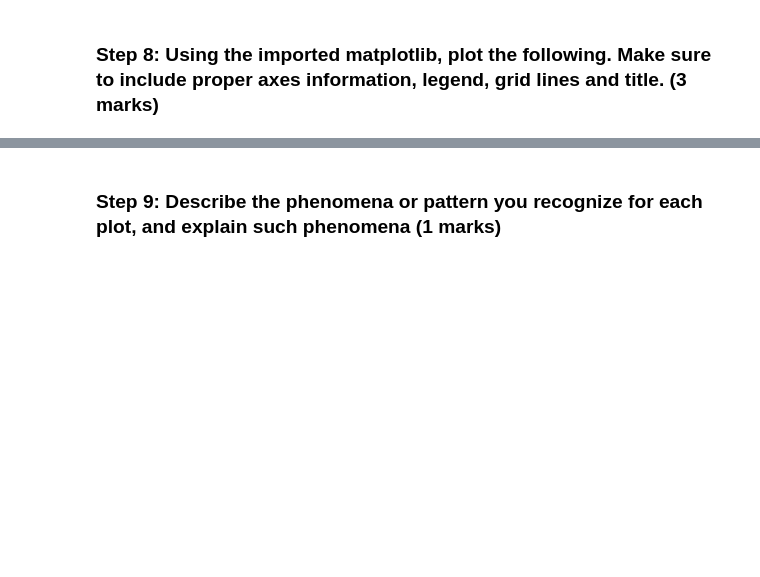
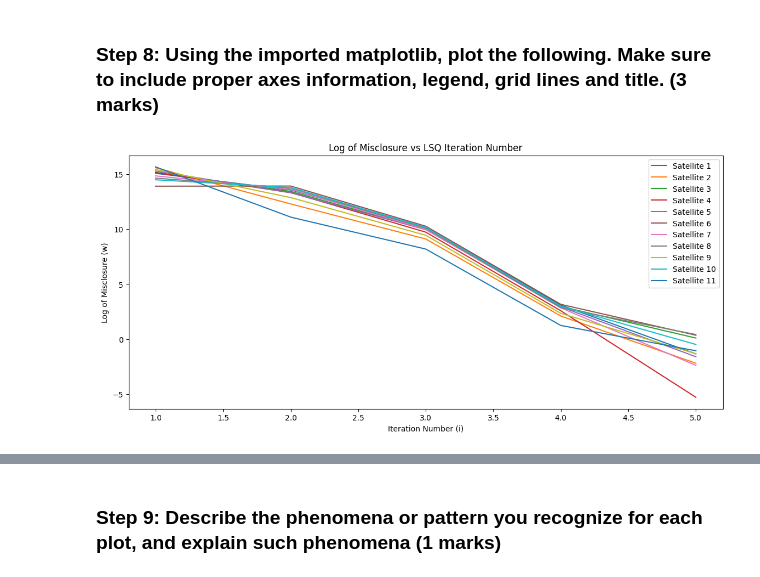
Before and after one commit to karafitzgerald/ENGG680_2025_Fall, a Jupyter notebook: Lab_Assignment_2/Assignment2_Upload.ipynb, the cells around one changed output, grey strips where cells are left out. Saved outputs shown, nothing was run; the diff lists cells and outputs as text; code cells hidden in the pictures; blank space fills up the shorter version.

```diff
--- a/Lab_Assignment_2/Assignment2_Upload.ipynb
+++ b/Lab_Assignment_2/Assignment2_Upload.ipynb
@@ -97,10 +97,13 @@ GroundTruth=np.array([-1633489.37967725,	-3651627.18250363,	4952481.61954918])
 # you can either use the numpy function or code the math manually
 # (2 marks)
 # get numpy arrays
-#compute distances and output an 11x1 format
+#compute distances and output dynamic array sizing
 
 def euclidean_norm(receiver_pos, satellite_pos):
-    distance = np.array([np.linalg.norm(satellite_pos - receiver_pos[0,:3], axis=1)]).reshape(11,1)                                     #calculating Euclidean distance using np.linalg.norm function, reshaping results to (11, 1)
+    # receiver_pos must be shape (1,3)
+    diff = satellite_pos - receiver_pos[0,:3]
+    #dynamic resizing
+    distance = np.linalg.norm(diff, axis=1).reshape(-1,1)
     return distance
 # %% [markdown]
 ## **Non-linear LSE (15 Marks)**
@@ -212,9 +215,9 @@ def design_matrix(receiver_pos, satellite_pos, distance):
     n = satellite_pos.shape[0]
 
     #vectorized columns
-    c1 = (r_x - satellite_pos[:,1]) / distance[:,0]
-    c2 = (r_y - satellite_pos[:,2]) / distance[:,0]
-    c3 = (r_z - satellite_pos[:,3]) / distance[:,0]
+    c1 = (r_x - satellite_pos[:,0]) / distance[:,0]
+    c2 = (r_y - satellite_pos[:,1]) / distance[:,0]
+    c3 = (r_z - satellite_pos[:,2]) / distance[:,0]
     c4 = -np.ones((n,))
 
     # stack columns horizontally
@@ -356,0 +348,69 @@ Estimated Measurements Residuals (w):
+# %%
+# 1. Plot log of the misclosure w against the LSQ iteration number i
+# (1 marks)
+
+# Shape becomes (num_iterations, num_satellites) to be compatible
+arr_w_np = np.concatenate(arr_w, axis=1).T  # transpose so iterations = rows
+
+# Create figure
+plt.figure(figsize=(14, 6))
+
+# Plot log misclosure for each satellite over iterations
+for sat in range(arr_w_np.shape[1]):
+    plt.plot(arr_i, np.log(np.abs(arr_w_np[:, sat])), label=f'Satellite {sat+1}')
+
+# plot labels/characteristics
+plt.xlabel('Iteration Number (i)')
+plt.ylabel('Log of Misclosure (w)')
+plt.title('Log of Misclosure vs LSQ Iteration Number')
+plt.legend()
+plt.show()
+
+
+# 2. Plot log of the corrections delta against the LSQ iteration number i
+# (1 marks)
+# Convert list of correction arrays into a 2D NumPy array
+arr_delta_np = np.vstack(arr_delta)
+
+# Create a figure
+plt.figure(figsize=(14,6))
+
+# Loop through each unknown (x, y, z, clock bias)
+labels = ['x correction', 'y correction', 'z correction', 'cdt correction']
+for j in range(arr_delta_np.shape[1]):
+    #absolute first to avoid negative logs
+    plt.plot(arr_i, np.log(np.abs(arr_delta_np[:, j])), label=labels[j])
+
+# Plot settings
+plt.xlabel('Iteration Number (i)')
+plt.ylabel('Log of Correction (delta)')
+plt.title('Log of Corrections (Δ) vs LSQ Iteration Number')
+plt.legend()
+plt.show()
+
+
+
+# 3. Plot log of the 3D position errors against the LSQ iteration number i
+# (1 marks)
+
+# Shape ajustment
+arr_err_np = np.vstack(arr_err_pos)
+
+# Create figure
+plt.figure(figsize=(14, 6))
+
+#labels for error components
+labels = ['x error', 'y error', 'z error']
+
+# Plot log misclosure for each satellite over iterations
+for i in range(arr_err_np.shape[1]):
+    plt.plot(arr_i, np.log(np.abs(arr_err_np[:, i])), label=labels[i])
+
+# plot labels/characteristics
+plt.xlabel('LSQ Iteration Number (i)')
+plt.ylabel('Log of 3D Positional Error')
+plt.title('Log of 3D Positional Error vs LSQ Iteration Number')
+plt.legend()
+plt.show()
+# %% [output]
+[figure, added]
```
Also changed, not shown: parts of 12 cells of this notebook.
